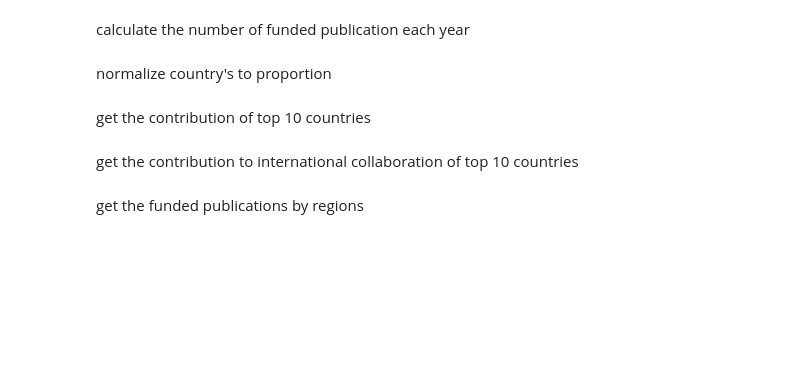
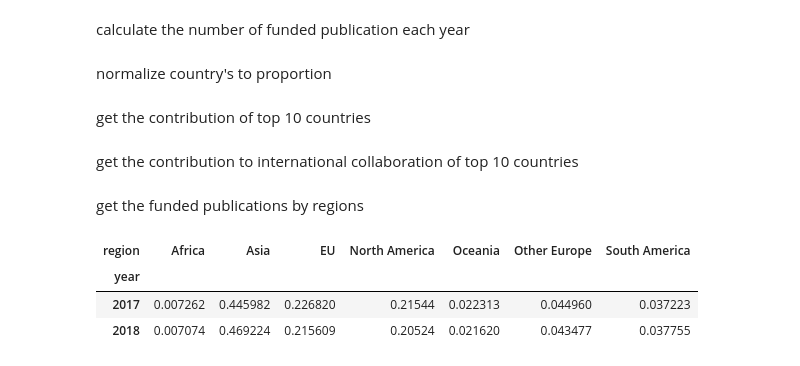
Before and after one commit to LiliMiaohub/national_science_funding, a Jupyter notebook: workflow/scripts/plot_global_patron.ipynb, the cells around one changed output. Saved outputs shown, nothing was run; the diff lists cells and outputs as text; code cells hidden in the pictures; blank space fills up the shorter version.

```diff
--- a/workflow/scripts/plot_global_patron.ipynb
+++ b/workflow/scripts/plot_global_patron.ipynb
@@ -123,6 +114,13 @@ def plot(data,ax,texty,text):
     for ind, code in enumerate(text):
         ax.text(2018,texty[ind],code)
     return ax
+# %%
+regfund.tail(2)
+# %% [output]
+| region | Africa | Asia | EU | North America | Oceania | Other Europe | South America |
+| year |  |  |  |  |  |  |  |
+| 2017 | 0.007262 | 0.445982 | 0.226820 | 0.21544 | 0.022313 | 0.044960 | 0.037223 |
+| 2018 | 0.007074 | 0.469224 | 0.215609 | 0.20524 | 0.021620 | 0.043477 | 0.037755 |
 # %%
 #{'#F2CB05':yellow,'#88C9F2':blue,'#C5C9C7':gray,'#F74F5A'}
 years=[2009,2010,2011,2012,2013,2014,2015,2016,2017,2018]
```
Also changed, not shown: parts of 4 cells of this notebook, 21 other files.
